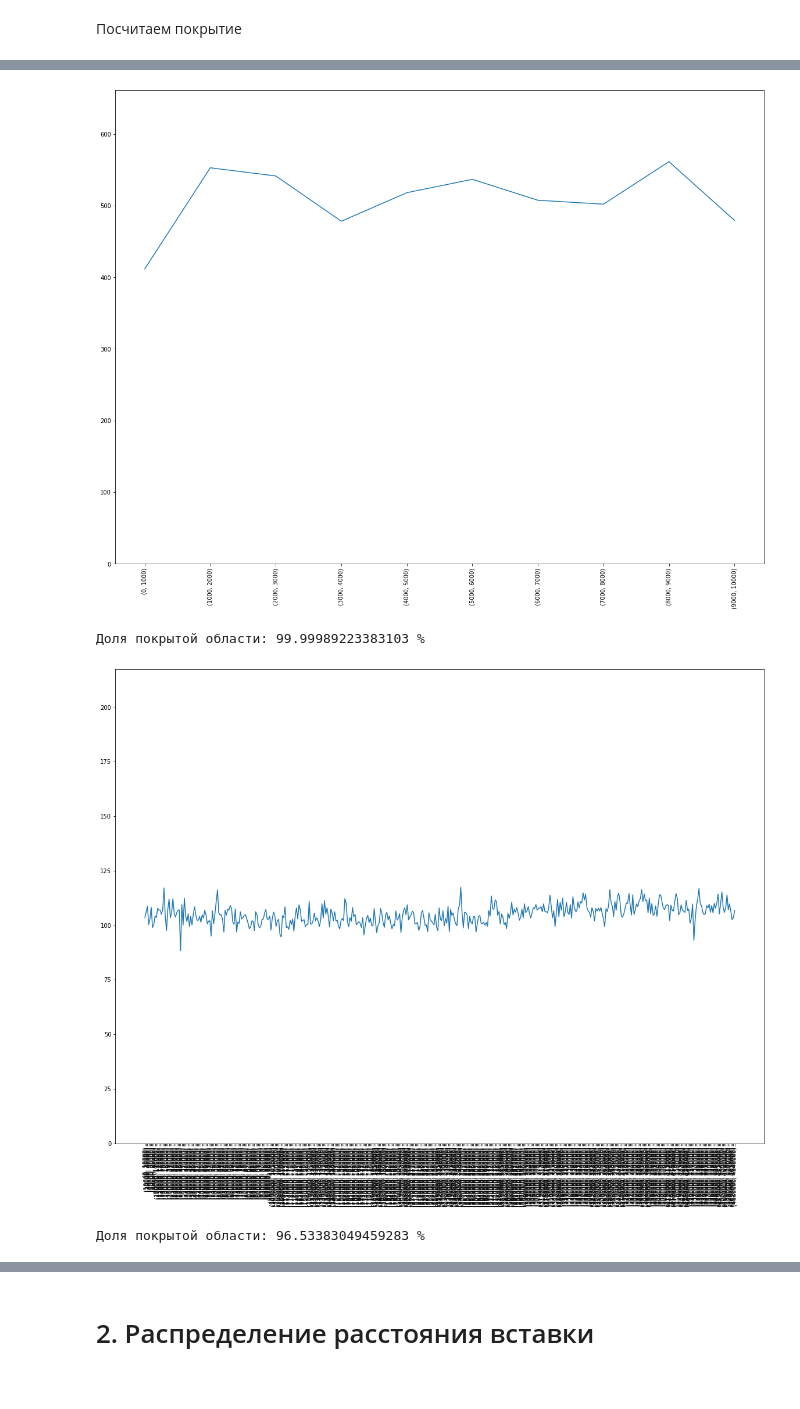
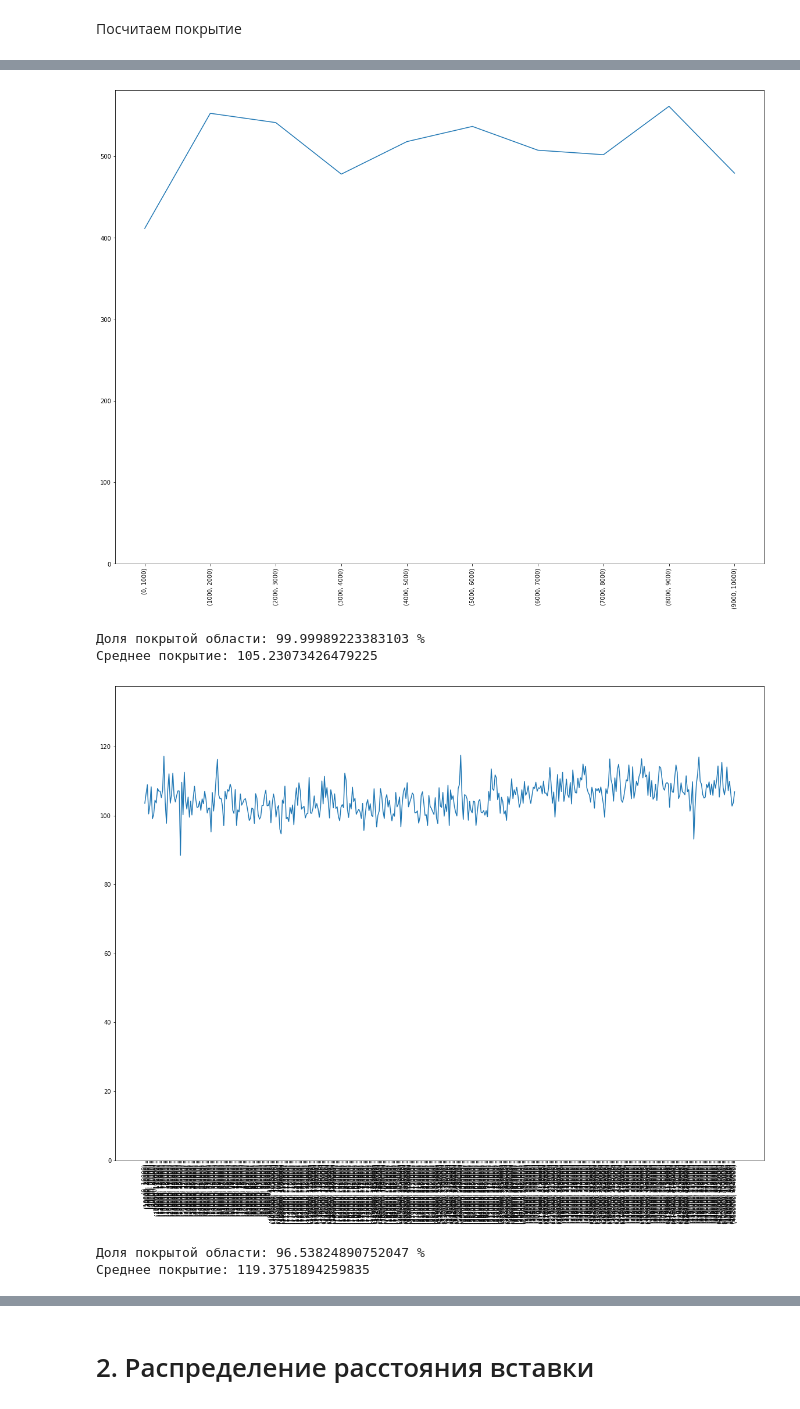
Before and after one commit to NikKonst/ib_ngs_hw2, a Jupyter notebook: HW2.ipynb, the cells around one changed output, grey strips where cells are left out. Saved outputs shown, nothing was run; the diff lists cells and outputs as text; code cells hidden in the pictures.

```diff
--- a/HW2.ipynb
+++ b/HW2.ipynb
@@ -107,8 +107,8 @@ def coverage(al_path, avg=1000):
     for line in bamfile:
         blocks = line.get_blocks()
         if len(blocks) > 0:
-            cov = blocks[0]
-            pos_cov[cov[0]: cov[1]] += 1
+            for cov in blocks:
+                pos_cov[cov[0]: cov[1]] += 1
 
     pos_cov_avg = []
     pos_cov_avg_lab = []
@@ -118,13 +118,15 @@ def coverage(al_path, avg=1000):
         pos_cov_avg.append(pos_cov[i: i + avg].mean())
 
     cov_prop = len(pos_cov[pos_cov != 0]) / len(pos_cov)
+    cov_mean = pos_cov.mean()
 
     print('Доля покрытой области:', cov_prop * 100, '%')
+    print('Среднее покрытие:', cov_mean)
 
     plt.figure(figsize=(20, 15))
     plt.plot(pos_cov_avg_lab, pos_cov_avg)
     plt.xticks(rotation='vertical')
-    plt.ylim([0, max(pos_cov_avg) + 100])
+    plt.ylim([0, max(pos_cov_avg) + 20])
     plt.show()
 
 # запускаем на тестовых данных и двух датасетах
@@ -136,4 +139,6 @@ coverage(f'{data_path}alignment2.sorted.bam', avg=10000)
-[figure, old version]
+[figure, new version]
 Доля покрытой области: 99.99989223383103 %
+Среднее покрытие: 105.23073426479225
-[figure, old version]
+[figure, new version]
-Доля покрытой области: 96.53383049459283 %
+Доля покрытой области: 96.53824890752047 %
+Среднее покрытие: 119.3751894259835
```
Also changed, not shown: parts of 5 cells of this notebook.
